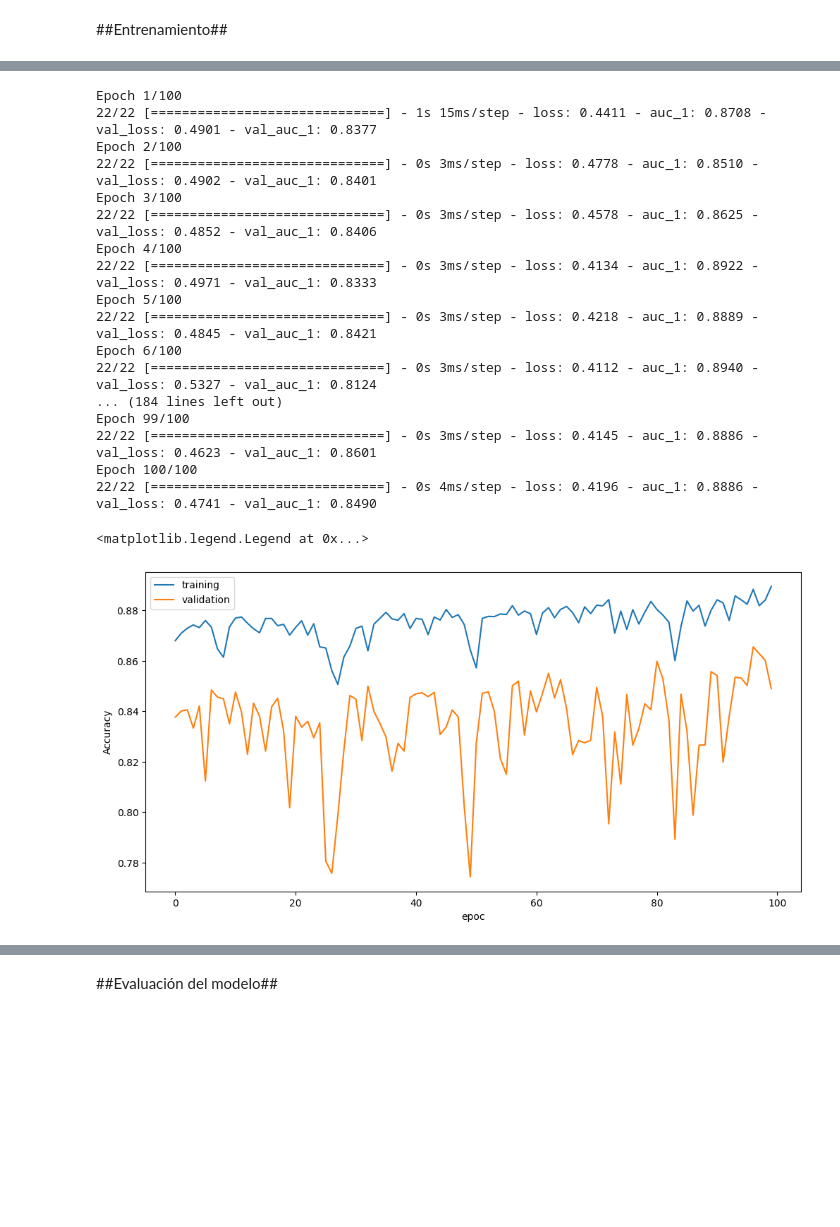
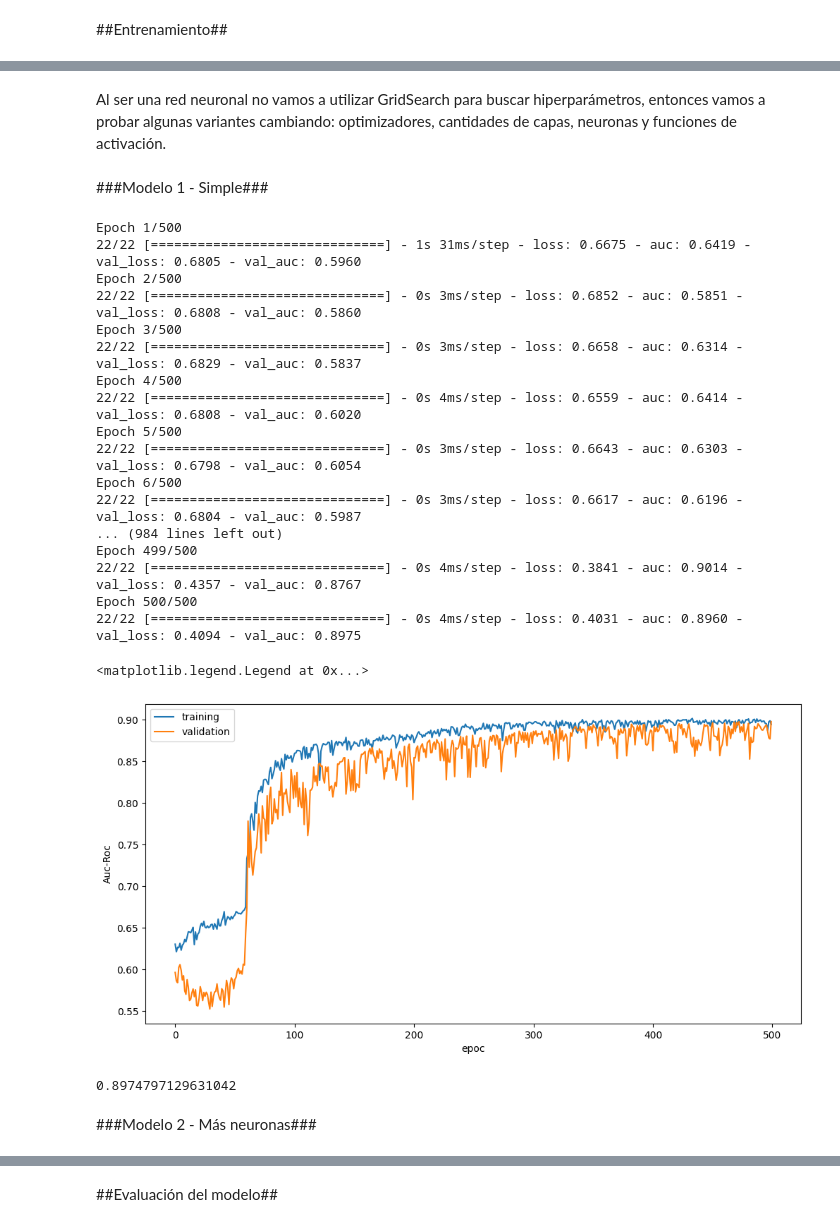
Before and after one commit to solcanalla/fiumark, a Jupyter notebook: redes_neuronales.ipynb, the cells around one changed output, grey strips where cells are left out. Drawn from its saved outputs; the diff is of its cells as text; code cells hidden in the pictures; blank space fills up the shorter version.

```diff
--- a/redes_neuronales.ipynb
+++ b/redes_neuronales.ipynb
@@ -42,9 +37,5 @@ pd.options.display.max_columns = None
 df = pp.get_dataset()
 df = pp.common_preprocessing(df)
 X_train, X_test, y_train, y_test = pp.get_train_test_data(df)
-# %%
-#Necesito hacer ohe porque estoy usando softmax
-y_train = keras.utils.to_categorical(y_train, 2)
-y_test = keras.utils.to_categorical(y_test, 2)
 # %% [markdown]
 ##Entrenamiento##
@@ -71,31 +42,53 @@ _________________________________________________________________
+# %% [markdown]
+Al ser una red neuronal no vamos a utilizar GridSearch para buscar hiperparámetros, entonces vamos a probar algunas variantes cambiando: optimizadores, cantidades de capas, neuronas y funciones de activación.
+# %%
+num_classes = 2
+adam = tf.keras.optimizers.Adam(lr=0.0006)
+# %% [markdown]
+###Modelo 1 - Simple###
+# %%
+es1 = EarlyStopping(monitor='val_auc',patience=60, mode='max')
+mc1 = ModelCheckpoint('mejor_modelo1.h5', monitor='val_auc', mode='max')
+
+model1 = Sequential()
+model1.add(Dense(15, input_shape=(13,), activation='tanh')) #Cantidad de columnas 13
+model1.add(Dense(num_classes, activation="softmax")) #Esta capa siempre la mantengo.
+model1.compile(loss='categorical_crossentropy', optimizer=adam, metrics=[tf.keras.metrics.AUC()])
 # %%
 #Entreno
-history = model.fit(X_train.values,y_train,epochs=100, validation_data=(X_test.values, y_test))
+history = model1.fit(X_train.values,keras.utils.to_categorical(y_train, 2),epochs=500, validation_data=(X_test.values, keras.utils.to_categorical(y_test, 2)),callbacks=[es1,mc1])
 # %% [output]
-Epoch 1/100
-22/22 [==============================] - 1s 15ms/step - loss: 0.4411 - auc_1: 0.8708 - val_loss: 0.4901 - val_auc_1: 0.8377
-Epoch 2/100
-22/22 [==============================] - 0s 3ms/step - loss: 0.4778 - auc_1: 0.8510 - val_loss: 0.4902 - val_auc_1: 0.8401
-Epoch 3/100
-22/22 [==============================] - 0s 3ms/step - loss: 0.4578 - auc_1: 0.8625 - val_loss: 0.4852 - val_auc_1: 0.8406
-Epoch 4/100
-22/22 [==============================] - 0s 3ms/step - loss: 0.4134 - auc_1: 0.8922 - val_loss: 0.4971 - val_auc_1: 0.8333
-Epoch 5/100
-22/22 [==============================] - 0s 3ms/step - loss: 0.4218 - auc_1: 0.8889 - val_loss: 0.4845 - val_auc_1: 0.8421
-Epoch 6/100
-22/22 [==============================] - 0s 3ms/step - loss: 0.4112 - auc_1: 0.8940 - val_loss: 0.5327 - val_auc_1: 0.8124
-... (184 lines left out)
-Epoch 99/100
-22/22 [==============================] - 0s 3ms/step - loss: 0.4145 - auc_1: 0.8886 - val_loss: 0.4623 - val_auc_1: 0.8601
-Epoch 100/100
-22/22 [==============================] - 0s 4ms/step - loss: 0.4196 - auc_1: 0.8886 - val_loss: 0.4741 - val_auc_1: 0.8490
+Epoch 1/500
+22/22 [==============================] - 1s 31ms/step - loss: 0.6675 - auc: 0.6419 - val_loss: 0.6805 - val_auc: 0.5960
+Epoch 2/500
+22/22 [==============================] - 0s 3ms/step - loss: 0.6852 - auc: 0.5851 - val_loss: 0.6808 - val_auc: 0.5860
+Epoch 3/500
+22/22 [==============================] - 0s 3ms/step - loss: 0.6658 - auc: 0.6314 - val_loss: 0.6829 - val_auc: 0.5837
+Epoch 4/500
+22/22 [==============================] - 0s 4ms/step - loss: 0.6559 - auc: 0.6414 - val_loss: 0.6808 - val_auc: 0.6020
+Epoch 5/500
+22/22 [==============================] - 0s 3ms/step - loss: 0.6643 - auc: 0.6303 - val_loss: 0.6798 - val_auc: 0.6054
+Epoch 6/500
+22/22 [==============================] - 0s 3ms/step - loss: 0.6617 - auc: 0.6196 - val_loss: 0.6804 - val_auc: 0.5987
+... (984 lines left out)
+Epoch 499/500
+22/22 [==============================] - 0s 4ms/step - loss: 0.3841 - auc: 0.9014 - val_loss: 0.4357 - val_auc: 0.8767
+Epoch 500/500
+22/22 [==============================] - 0s 4ms/step - loss: 0.4031 - auc: 0.8960 - val_loss: 0.4094 - val_auc: 0.8975
 # %%
 fig = plt.figure(figsize=(12, 6), dpi=100)
-plt.ylabel("Accuracy")
+plt.ylabel("Auc-Roc")
 plt.xlabel("epoc")
-plt.plot(history.history["auc_1"], label="training")
-plt.plot(history.history["val_auc_1"], label="validation")
+plt.plot(history.history["auc"], label="training")
+plt.plot(history.history["val_auc"], label="validation")
 plt.legend()
 # %% [output]
 <matplotlib.legend.Legend at 0x...>
-[figure, old version]
+[figure, new version]
+# %%
+best_score = max(history.history['val_auc'])
+print(best_score)
+# %% [output]
+0.8974797129631042
+# %% [markdown]
+###Modelo 2 - Más neuronas###
```
Also changed, not shown: parts of 33 cells of this notebook.
